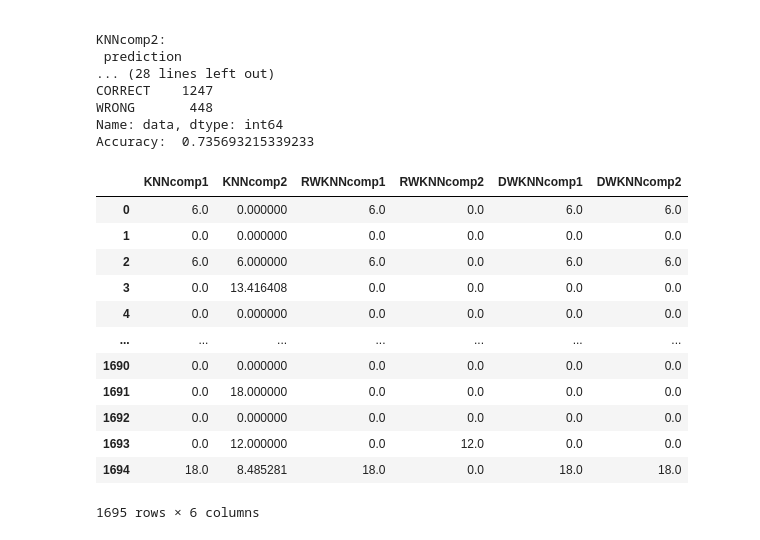
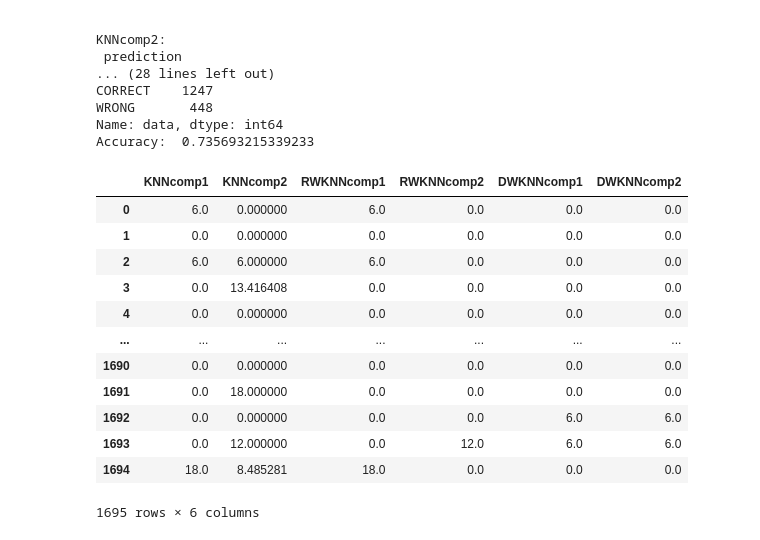
Before and after one commit to xaviergoh/IPS_FYP_DataModel, a Jupyter notebook: E3/[FIM] Label Alg - Exp3, T1.ipynb, the cells around one changed output. Cells and saved outputs as stored; diff of their text form; code cells hidden in the pictures.

```diff
--- a/E3/[FIM] Label Alg - Exp3, T1.ipynb
+++ b/E3/[FIM] Label Alg - Exp3, T1.ipynb
@@ -800,14 +800,6 @@ Name: data, dtype: int64
 Accuracy:  0.735693215339233
 # %%
 import re
-# x = "This is a sentence. (once a day) [twice a day]"
-# re.sub("[\(\[].*?[\)\]]", "", x)
-# 'This is a sentence.
-# re.sub("([\(\[]).*?([\)\]])", "\g<1>\g<2>", x)
-# markroxor the first regex groups '(' and ']' into group
-# 1(by surrounding it with parentheses) and ')' and ']' into group 2.,
-# matching these groups and all characters that come in between the two groups.
-# s[s.find("(")+1:s.find(")")]
 
 KNNtest1 = pd.read_csv('E3_KNN_T1_k1.csv')
 voteResArray = KNNtest1['vote_result']
@@ -877,46 +869,46 @@ for record in DWKNNtest1.values:
     label = labelList[:labelList.find("'")]
     voteTuple = tuple(map(int, voteRes.split(',')))
     labelTuple = tuple(map(int, label.split(',')))
     EDerror = euclideanDistance(voteTuple, labelTuple)
 #     print(euclideanDistance(voteTuple, labelTuple))
     DWKNNcomp1_errorSeries.append(EDerror)
 
 DWKNNtest2 = pd.read_csv('E3_DWKNN_T1_k63.csv')
 voteResArray = DWKNNtest2['vote_result']
 DWKNNcomp2_errorSeries = []
 for record in DWKNNtest2.values:
     voteRes = record[3]
     labelList = record[2][2:]
     label = labelList[:labelList.find("'")]
     voteTuple = tuple(map(int, voteRes.split(',')))
     labelTuple = tuple(map(int, label.split(',')))
     EDerror = euclideanDistance(voteTuple, labelTuple)
 #     print(euclideanDistance(voteTuple, labelTuple))
     DWKNNcomp2_errorSeries.append(EDerror)
 
 
 # =================== #
 errorDataframe = pd.DataFrame(index = range(0,len(KNNtest1)))
 errorDataframe['KNNcomp1'] = KNNcomp1_errorSeries
 errorDataframe['KNNcomp2'] = KNNcomp2_errorSeries
 errorDataframe['RWKNNcomp1'] = RWKNNcomp1_errorSeries
 errorDataframe['RWKNNcomp2'] = RWKNNcomp2_errorSeries
-errorDataframe['DWKNNcomp1'] = RWKNNcomp1_errorSeries
-errorDataframe['DWKNNcomp2'] = RWKNNcomp1_errorSeries
+errorDataframe['DWKNNcomp1'] = DWKNNcomp1_errorSeries
+errorDataframe['DWKNNcomp2'] = DWKNNcomp1_errorSeries
 errorDataframe
 # %% [output]
 |  | KNNcomp1 | KNNcomp2 | RWKNNcomp1 | RWKNNcomp2 | DWKNNcomp1 | DWKNNcomp2 |
-| 0 | 6.0 | 0.000000 | 6.0 | 0.0 | 6.0 | 6.0 |
+| 0 | 6.0 | 0.000000 | 6.0 | 0.0 | 0.0 | 0.0 |
 | 1 | 0.0 | 0.000000 | 0.0 | 0.0 | 0.0 | 0.0 |
-| 2 | 6.0 | 6.000000 | 6.0 | 0.0 | 6.0 | 6.0 |
+| 2 | 6.0 | 6.000000 | 6.0 | 0.0 | 0.0 | 0.0 |
 | 3 | 0.0 | 13.416408 | 0.0 | 0.0 | 0.0 | 0.0 |
 | 4 | 0.0 | 0.000000 | 0.0 | 0.0 | 0.0 | 0.0 |
 | ... | ... | ... | ... | ... | ... | ... |
 | 1690 | 0.0 | 0.000000 | 0.0 | 0.0 | 0.0 | 0.0 |
 | 1691 | 0.0 | 18.000000 | 0.0 | 0.0 | 0.0 | 0.0 |
-| 1692 | 0.0 | 0.000000 | 0.0 | 0.0 | 0.0 | 0.0 |
-| 1693 | 0.0 | 12.000000 | 0.0 | 12.0 | 0.0 | 0.0 |
-| 1694 | 18.0 | 8.485281 | 18.0 | 0.0 | 18.0 | 18.0 |
+| 1692 | 0.0 | 0.000000 | 0.0 | 0.0 | 6.0 | 6.0 |
+| 1693 | 0.0 | 12.000000 | 0.0 | 12.0 | 6.0 | 6.0 |
+| 1694 | 18.0 | 8.485281 | 18.0 | 0.0 | 0.0 | 0.0 |
 1695 rows × 6 columns
 # %%
 fig= plt.figure(figsize=(15,15))
```
Also changed, not shown: parts of 2 cells of this notebook, 16 other files.
